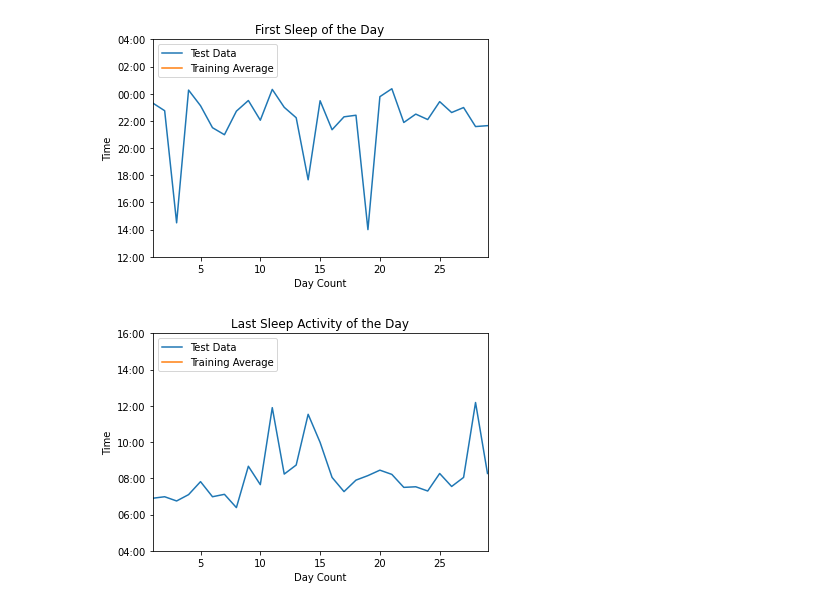
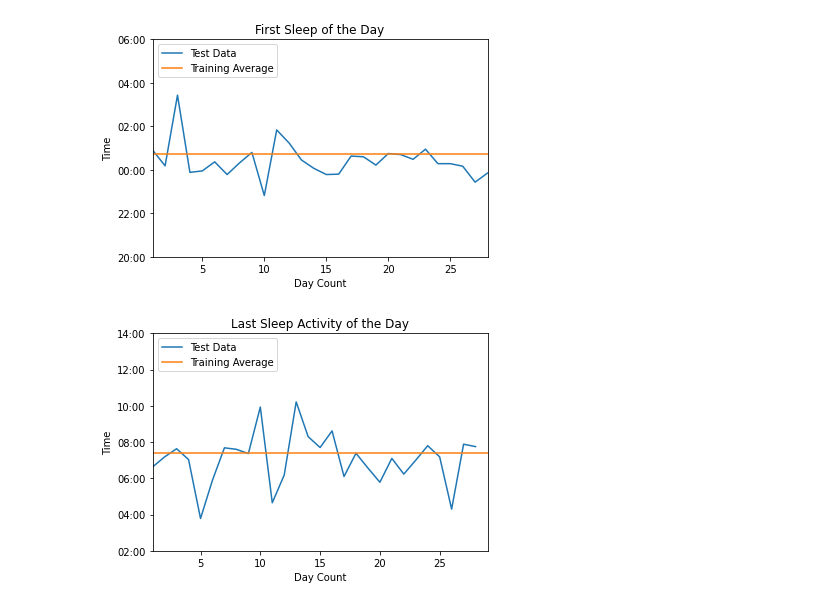
Before and after one commit to genbhall/MSc-individual-project, a Jupyter notebook: preprocessing/sleep_analytics.ipynb, the cells around one changed output. Drawn from its saved outputs; the diff is of its cells as text; code cells hidden in the pictures.

```diff
--- a/preprocessing/sleep_analytics.ipynb
+++ b/preprocessing/sleep_analytics.ipynb
@@ -43,12 +43,12 @@ print(daily_sleep_sum_train)
 #converts first sleep times to floats
 first_sleep_list = daily_sleep_sum_train['first_sleep'].to_numpy()
 first_sleep_times = convert_to_hours(first_sleep_list)
-average_first_sleep = first_sleep_times.mean()
+average_first_sleep = np.nanmean(first_sleep_times)
 print(average_first_sleep)
 
 #convert end sleep times to floats
 end_sleep_list = daily_sleep_sum_train['last_sleep'].to_numpy()
 end_sleep_times = convert_to_hours(end_sleep_list, night_time=False)
-average_end_sleep = end_sleep_times.mean()
+average_end_sleep = np.nanmean(end_sleep_times)
 print(average_end_sleep)
 # %% [output]
@@ -154,34 +159,36 @@ plt.show()
 # %%
 #PLOTTING BED TIME SLEEP PER DAY
 
 #plot the time slept per day
 plt.plot(index_array,first_sleep_times,label="Test Data")
 
 #plot the average from train
 plt.plot(index_array,average_start_sleep_list,label="Training Average")
 
-# #fill between the two std deviations (hh101)
-# plt.yticks(np.arange(20, 30+1, 2.0))
-# plt.ylim([20, 30])
-# plt.xlim([1, count-1])
+#fill between the two std deviations (hh101)
+plt.yticks(np.arange(20, 30+1, 2.0))
+plt.ylim([20, 30])
+plt.xlim([1, count-1])
 
-#fill between the two std deviations (h120)
-plt.yticks(np.arange(12, 28+1, 2.0))
-plt.ylim([12, 28])
-plt.xlim([1, count])
+# #fill between the two std deviations (h120)
+# plt.yticks(np.arange(12, 28+1, 2.0))
+# plt.ylim([12, 28])
+# plt.xlim([1, count])
 
 #add label
-labels = ["12:00","14:00","16:00","18:00","20:00","22:00","00:00","02:00","04:00"]
+# labels = ["12:00","14:00","16:00","18:00","20:00","22:00","00:00","02:00","04:00"]
+labels = ["20:00","22:00","00:00","02:00","04:00","06:00"]
+
 plt.gca().set_yticklabels(labels)
 plt.legend(loc="upper left")
 
 plt.title('First Sleep of the Day')
 plt.xlabel('Day Count')
 plt.ylabel('Time')
 plt.savefig(f'report_outputs/imgs/{data_name}_firstsleep.jpg',dpi=200)
 plt.show()
 # %% [output]
-[figure, old version]
+[figure, new version]
 # %%
 #PLOTTING WAKE_UP SLEEP PER DAY
 
@@ -191,13 +198,18 @@ plt.plot(index_array,end_sleep_times,label="Test Data")
 #plot the average from train
 plt.plot(index_array,average_end_sleep_list,label="Training Average")
 
-#fill between the two std deviations
-plt.yticks(np.arange(4, 16+1, 2.0))
-plt.ylim([4, 16])
+# #fill between the two std deviations
+# plt.yticks(np.arange(4, 16+1, 2.0))
+# plt.ylim([4, 16])
+# plt.xlim([1, count])
+
+# fill between the two std deviations
+plt.yticks(np.arange(2, 14+1, 2.0))
+plt.ylim([2, 14])
 plt.xlim([1, count])
 
 #h101 labels
-labels = ["04:00","06:00","08:00","10:00","12:00","14:00","16:00"]
+labels = ["02:00","04:00","06:00","08:00","10:00","12:00","14:00"]
 
 plt.gca().set_yticklabels(labels)
 plt.legend(loc="upper left")
@@ -208,4 +220,4 @@ plt.ylabel('Time')
 plt.savefig(f'report_outputs/imgs/{data_name}_endsleep.jpg',dpi=200)
 plt.show()
 # %% [output]
-[figure, old version]
+[figure, new version]
```
Also changed, not shown: parts of 5 cells of this notebook, 8 other files.
